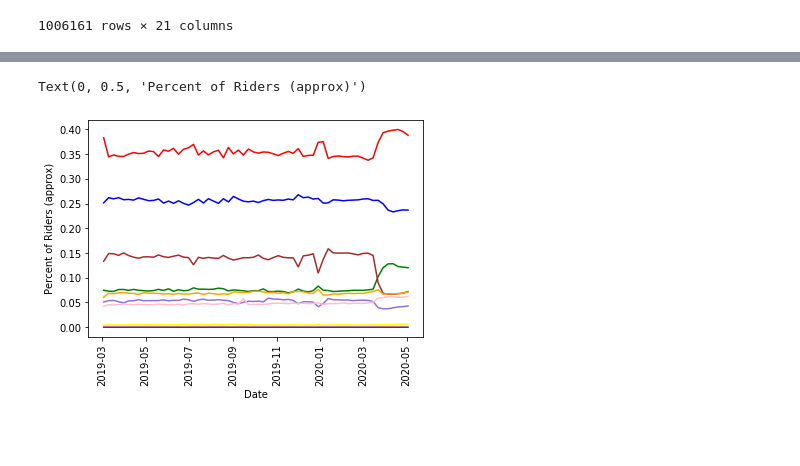
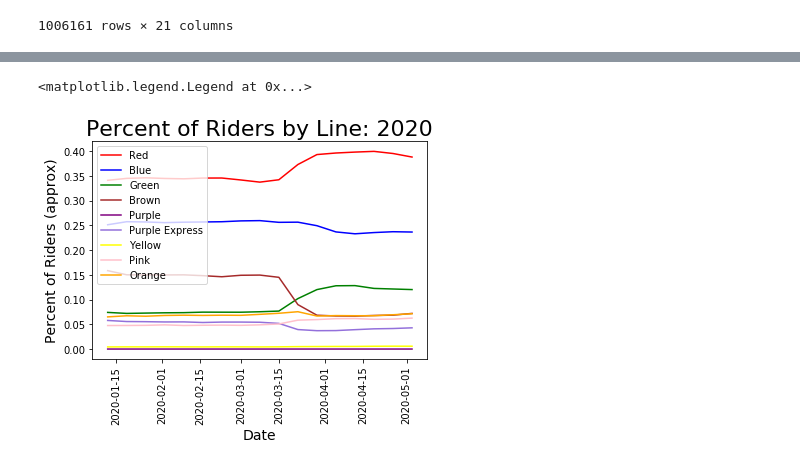
Before and after one commit to cdfencing/Project-I, a Jupyter notebook: Lines analysis/Lines.ipynb, the cells around one changed output, grey strips where cells are left out. Drawn from its saved outputs; the diff is of its cells as text; code cells hidden in the pictures; blank space fills up the shorter version.

```diff
--- a/Lines analysis/Lines.ipynb
+++ b/Lines analysis/Lines.ipynb
@@ -56,10 +66,10 @@ L_data['date'] = pd.to_datetime(L_data['date'], infer_datetime_format=True)
 # %%
-L_data_testing = L_data.loc[L_data['date']>= '03-01-2019']
+L_data_2020 = L_data.loc[L_data['date']>= '01-06-2020']
 # %%
 line_dfs = {}
 
 for line in line_names:
-    line_dfs[line] = L_data_testing.loc[L_data_testing[line]].groupby(pd.Grouper(key='date', freq='W')).agg({
+    line_dfs[line] = L_data_2020.loc[L_data_2020[line]].groupby(pd.Grouper(key='date', freq='W')).agg({
     line + '_frac': 'sum'
 }).reset_index().rename(columns={line +'_frac' : line +'_rides'})
 # %%
@@ -74,20 +84,19 @@ lines_df['sum'] = lines_df.sum(axis=1)
 
 for line in line_names:
     lines_df[line + '_percent'] = lines_df[line +'_rides'] / lines_df['sum']
-# %%
-colors = {}
-for line in line_names:
-    if line == 'Purple Express':
-        colors[line] = 'mediumpurple'
-    else:
-        colors[line] = line
+# %%
+#set colors for each line
+colors = {'Red', 'Blue', 'Green', 'Brown', 'Purple', 'Purple Express', 'Yellow', 'Pink', 'Orange'}
 # %%
+fig , ax = plt.subplots(1)
 for line in line_names:
-    plt.plot(lines_df[line + '_percent'], color = colors[line])
+    ax.plot(lines_df[line + '_percent'], color = colors[line], label = line)
 
-plt.xticks(rotation=90)
-plt.xlabel('Date')
-plt.ylabel('Percent of Riders (approx)')
+plt.xticks(rotation = 90)
+plt.xlabel('Date', size=14)
+plt.ylabel('Percent of Riders (approx)', size =14)
+plt.title('Percent of Riders by Line: 2020', size= 22)
+plt.legend(loc = 'upper left')
 # %% [output]
-Text(0, 0.5, 'Percent of Riders (approx)')
+<matplotlib.legend.Legend at 0x...>
-[figure, old version]
+[figure, new version]
```
Also changed, not shown: parts of 14 cells of this notebook.
